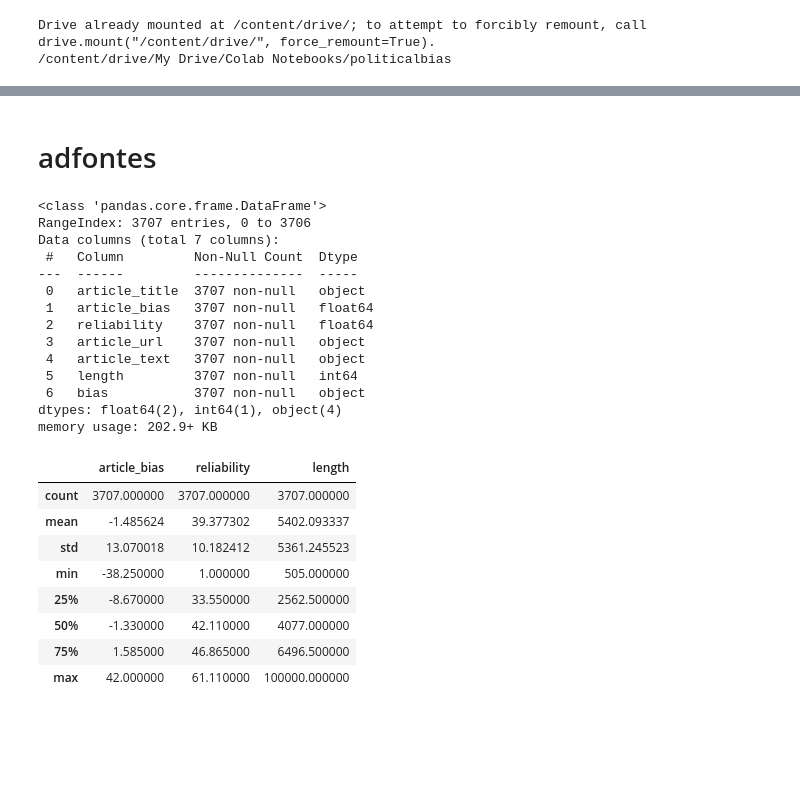
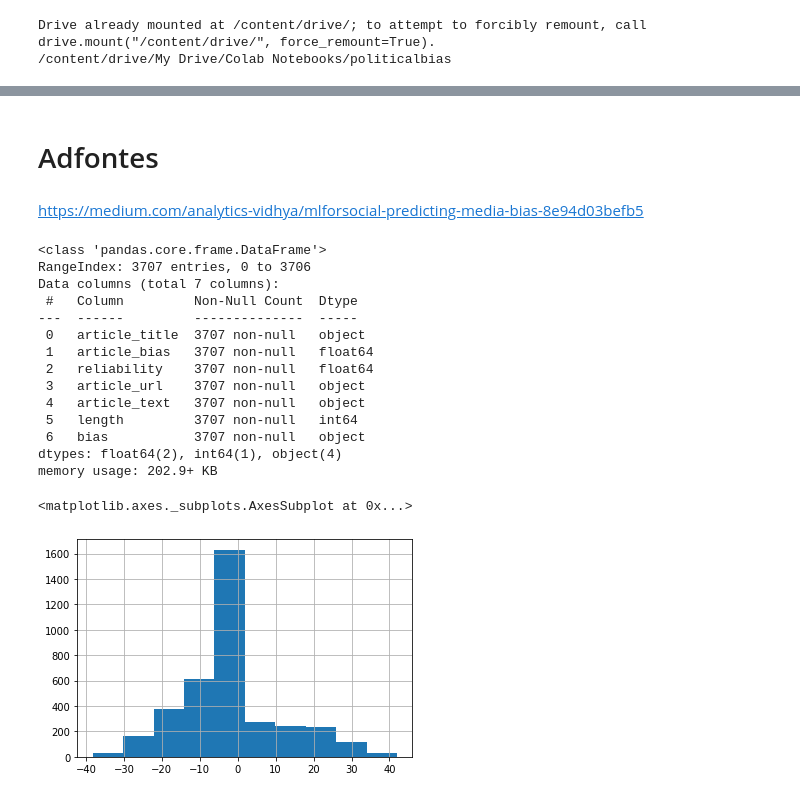
Before and after one commit to thekhan314/politicalbias, a Jupyter notebook: Main_PolBias.ipynb, the cells around one changed output, grey strips where cells are left out. Saved outputs shown, nothing was run; the diff lists cells and outputs as text; code cells hidden in the pictures; blank space fills up the shorter version.

```diff
--- a/Main_PolBias.ipynb
+++ b/Main_PolBias.ipynb
@@ -52,34 +122,31 @@ df_ibc['Label'].hist()
 # %%
 # Fit a baseline model, pull weights, cluster somehow and find most common hate words
 # %% [markdown]
-# adfontes
+# Adfontes
+# %% [markdown]
+https://medium.com/analytics-vidhya/mlforsocial-predicting-media-bias-8e94d03befb5
 # %%
+
+
 df_adf = pd.read_csv('data/adfontes_political_bias.csv')
+df_adf.head()
 df_adf.info()
+df_adf.describe()
+df_adf['article_bias'].hist()
 # %% [output]
 <class 'pandas.core.frame.DataFrame'>
 RangeIndex: 3707 entries, 0 to 3706
 Data columns (total 7 columns):
  #   Column         Non-Null Count  Dtype
 ---  ------         --------------  -----
  0   article_title  3707 non-null   object
  1   article_bias   3707 non-null   float64
  2   reliability    3707 non-null   float64
  3   article_url    3707 non-null   object
  4   article_text   3707 non-null   object
  5   length         3707 non-null   int64
  6   bias           3707 non-null   object
 dtypes: float64(2), int64(1), object(4)
 memory usage: 202.9+ KB
+<matplotlib.axes._subplots.AxesSubplot at 0x...>
+[figure, added]
-# %%
-df_adf.describe()
-# %% [output]
-|  | article_bias | reliability | length |
-| count | 3707.000000 | 3707.000000 | 3707.000000 |
-| mean | -1.485624 | 39.377302 | 5402.093337 |
-| std | 13.070018 | 10.182412 | 5361.245523 |
-| min | -38.250000 | 1.000000 | 505.000000 |
-| 25% | -8.670000 | 33.550000 | 2562.500000 |
-| 50% | -1.330000 | 42.110000 | 4077.000000 |
-| 75% | 1.585000 | 46.865000 | 6496.500000 |
-| max | 42.000000 | 61.110000 | 100000.000000 |
```
Also changed, not shown: parts of 28 cells of this notebook.
